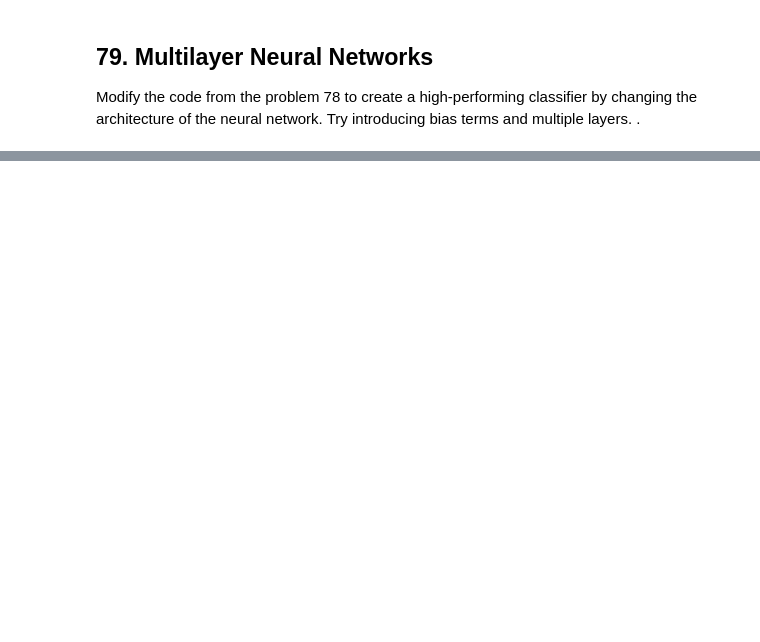
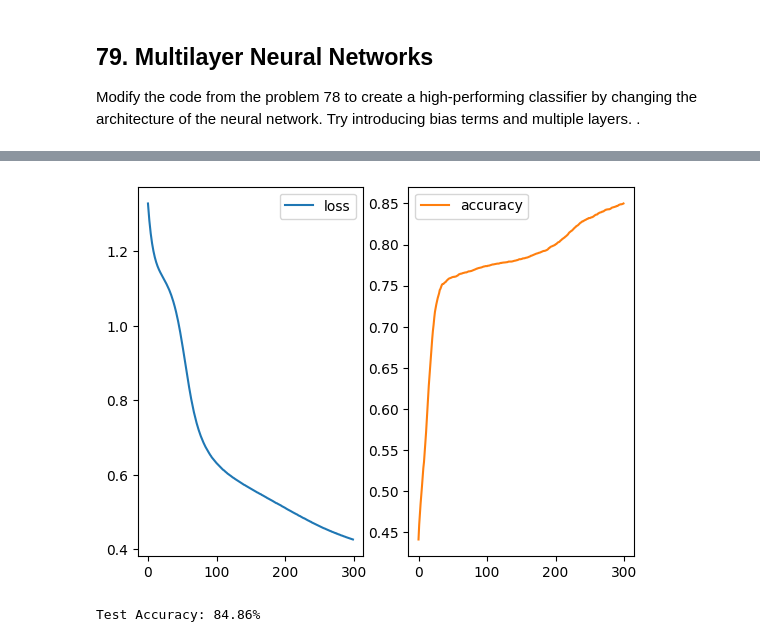
Before and after one commit to rizstwn/llm-learning, a Jupyter notebook: nlp-hundred-exercise.ipynb, the cells around one changed output, grey strips where cells are left out. Saved outputs shown, nothing was run; the diff lists cells and outputs as text; code cells hidden in the pictures; blank space fills up the shorter version.

```diff
--- a/nlp-hundred-exercise.ipynb
+++ b/nlp-hundred-exercise.ipynb
@@ -2072,0 +2390,11 @@ Modify the code from the problem 78 to create a high-performing classifier by ch
+# %%
+pd.DataFrame({"loss":losses,"accuracy":accs}).astype(float).plot(kind='line', subplots=True, layout=(1,2))
+plt.show()
+# %% [output]
+[figure, added]
+# %%
+test_acc = model_pred(test_data_tensor.to(device),test_label_tensor.to(device),model)
+test_acc = test_acc.detach().cpu()
+print(f"Test Accuracy: {test_acc*100:.2f}%")
+# %% [output]
+Test Accuracy: 84.86%
```
Also changed, not shown: parts of 20 cells of this notebook.
